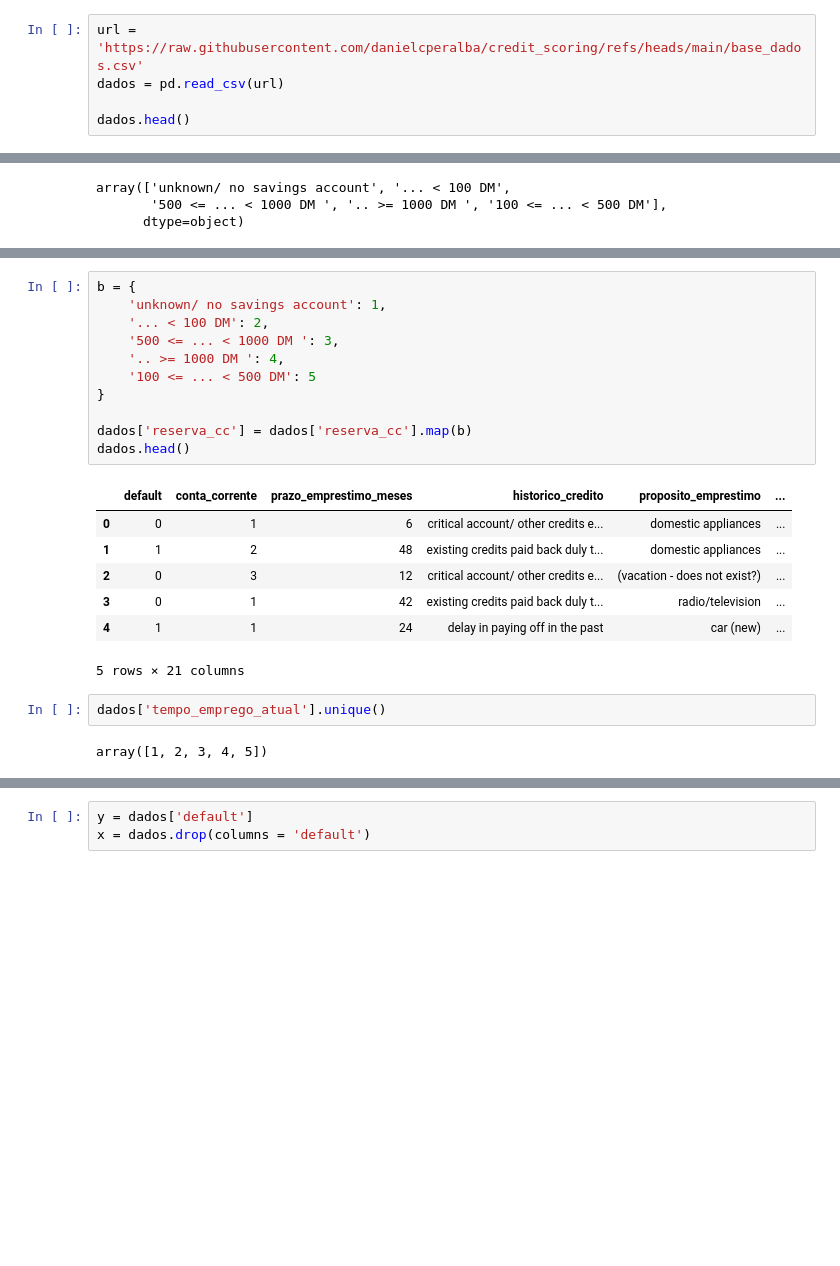
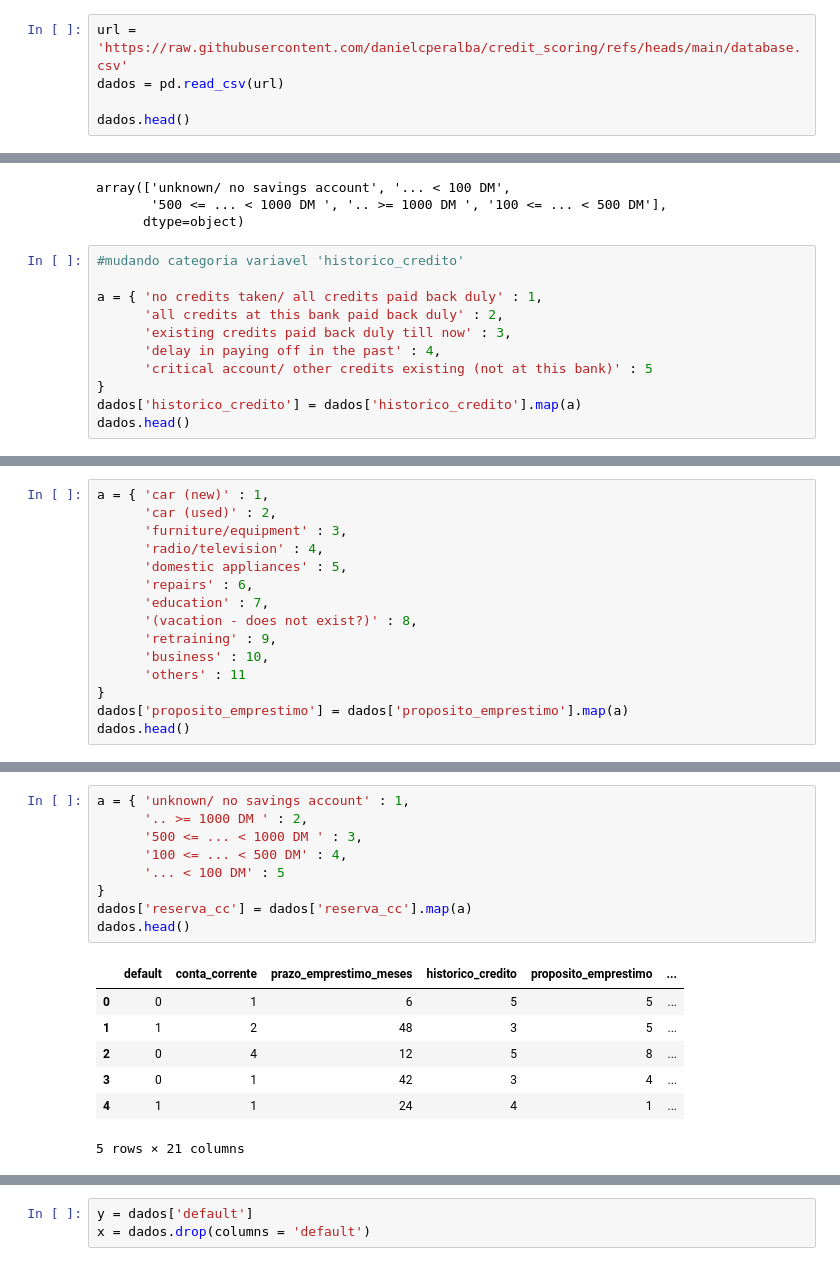
Before and after one commit to danielcperalba/credit_scoring, a Jupyter notebook: credit_scoring.ipynb, the cells around one changed output, grey strips where cells are left out. Cells and saved outputs as stored; diff of their text form; blank space fills up the shorter version.

Commit message:
credit scoring updade

```diff
--- a/credit_scoring.ipynb
+++ b/credit_scoring.ipynb
@@ -1,7 +1,7 @@
 # %%
 import pandas as pd
 # %%
-url = 'https://raw.githubusercontent.com/danielcperalba/credit_scoring/refs/heads/main/base_dados.csv'
+url = 'https://raw.githubusercontent.com/danielcperalba/credit_scoring/refs/heads/main/database.csv'
 dados = pd.read_csv(url)
 
 dados.head()
@@ -133,3 +132,14 @@ dados['reserva_cc'].unique()
 array(['unknown/ no savings account', '... < 100 DM',
        '500 <= ... < 1000 DM ', '.. >= 1000 DM ', '100 <= ... < 500 DM'],
       dtype=object)
+# %%
+#mudando categoria variavel 'historico_credito'
+
+a = { 'no credits taken/ all credits paid back duly' : 1,
+      'all credits at this bank paid back duly' : 2,
+      'existing credits paid back duly till now' : 3,
+      'delay in paying off in the past' : 4,
+      'critical account/ other credits existing (not at this bank)' : 5
+}
+dados['historico_credito'] = dados['historico_credito'].map(a)
+dados.head()
@@ -135,0 +154,15 @@ array(['unknown/ no savings account', '... < 100 DM',
+# %%
+a = { 'car (new)' : 1,
+      'car (used)' : 2,
+      'furniture/equipment' : 3,
+      'radio/television' : 4,
+      'domestic appliances' : 5,
+      'repairs' : 6,
+      'education' : 7,
+      '(vacation - does not exist?)' : 8,
+      'retraining' : 9,
+      'business' : 10,
+      'others' : 11
+}
+dados['proposito_emprestimo'] = dados['proposito_emprestimo'].map(a)
+dados.head()
@@ -136,24 +177,18 @@ array(['unknown/ no savings account', '... < 100 DM',
 # %%
-b = {
-    'unknown/ no savings account': 1,
-    '... < 100 DM': 2,
-    '500 <= ... < 1000 DM ': 3,
-    '.. >= 1000 DM ': 4,
-    '100 <= ... < 500 DM': 5
+a = { 'unknown/ no savings account' : 1,
+      '.. >= 1000 DM ' : 2,
+      '500 <= ... < 1000 DM ' : 3,
+      '100 <= ... < 500 DM' : 4,
+      '... < 100 DM' : 5
 }
-
-dados['reserva_cc'] = dados['reserva_cc'].map(b)
+dados['reserva_cc'] = dados['reserva_cc'].map(a)
 dados.head()
 # %% [output]
 |  | default | conta_corrente | prazo_emprestimo_meses | historico_credito | proposito_emprestimo | ... |
-| 0 | 0 | 1 | 6 | critical account/ other credits e... | domestic appliances | ... |
-| 1 | 1 | 2 | 48 | existing credits paid back duly t... | domestic appliances | ... |
-| 2 | 0 | 3 | 12 | critical account/ other credits e... | (vacation - does not exist?) | ... |
-| 3 | 0 | 1 | 42 | existing credits paid back duly t... | radio/television | ... |
-| 4 | 1 | 1 | 24 | delay in paying off in the past | car (new) | ... |
+| 0 | 0 | 1 | 6 | 5 | 5 | ... |
+| 1 | 1 | 2 | 48 | 3 | 5 | ... |
+| 2 | 0 | 4 | 12 | 5 | 8 | ... |
+| 3 | 0 | 1 | 42 | 3 | 4 | ... |
+| 4 | 1 | 1 | 24 | 4 | 1 | ... |
 5 rows × 21 columns
-# %%
-dados['tempo_emprego_atual'].unique()
-# %% [output]
-array([1, 2, 3, 4, 5])
 # %%
```
Also changed, not shown: parts of 26 cells of this notebook.
